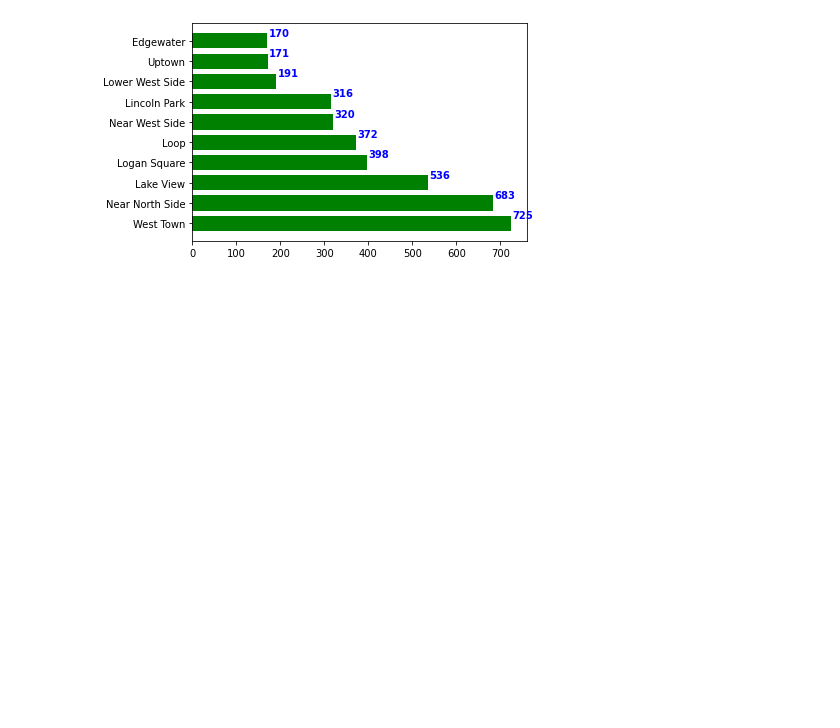
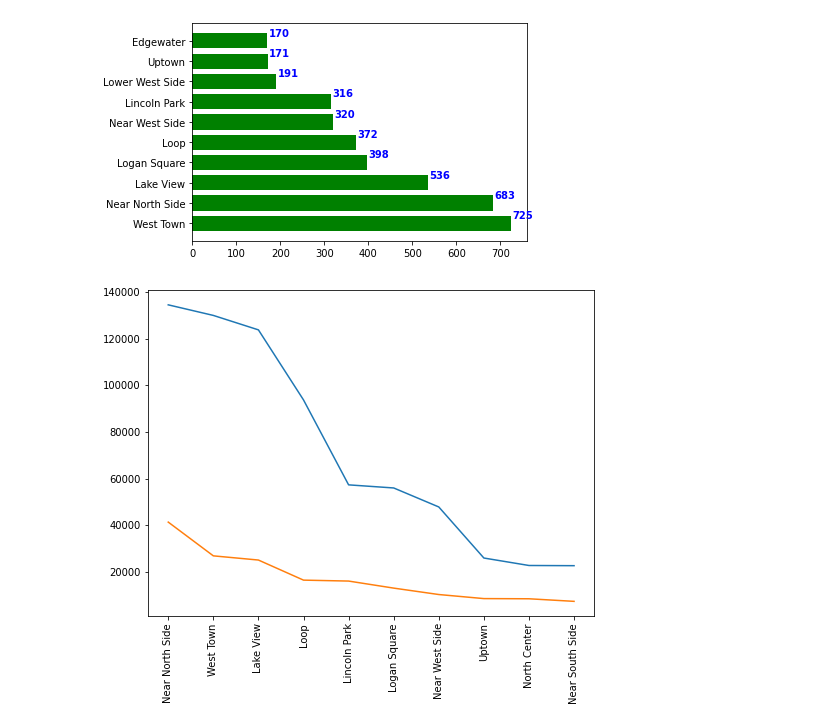
Before and after one commit to piyushmohnot/Chicago-Airbnb, a Jupyter notebook: airbnb.ipynb, the cells around one changed output. Drawn from its saved outputs; the diff is of its cells as text; code cells hidden in the pictures; blank space fills up the shorter version.

Commit message:
Line trends
added line trends comparing neighborhood and room type wrt price and number of reviews

```diff
--- a/airbnb.ipynb
+++ b/airbnb.ipynb
@@ -163,3 +161,12 @@ for i, v in enumerate((df.loc[:,'host_id'])):
 plt.show()
 # %% [output]
 [figure]
+# %%
+df1 = listings.groupby(['neighbourhood'])['price'].sum().reset_index(drop=False).sort_values(['price'], ascending=False).head(10)
+df2 = listings.groupby(['neighbourhood'])['number_of_reviews'].sum().reset_index(drop=False).sort_values(['number_of_reviews'], ascending=False).head(10)
+fig, ax = plt.subplots(figsize=(8, 6))
+plt.xticks(rotation='vertical')
+ax.plot(df1.loc[:,'neighbourhood'], df1.loc[:,'price']);
+ax.plot(df1.loc[:,'neighbourhood'], df2.loc[:,'number_of_reviews']);
+# %% [output]
+[figure, added]
```
Also changed, not shown: parts of 3 cells of this notebook.
